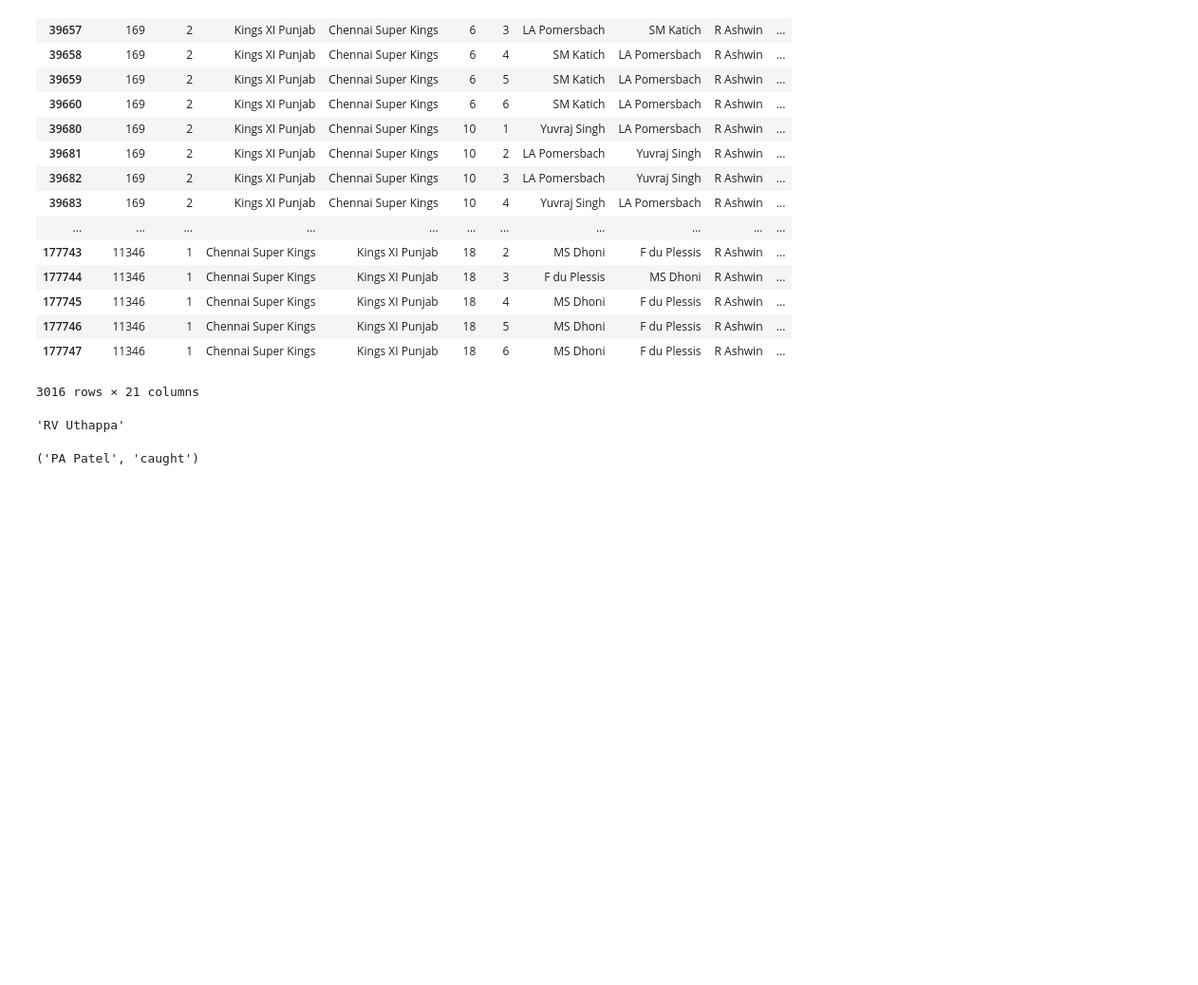
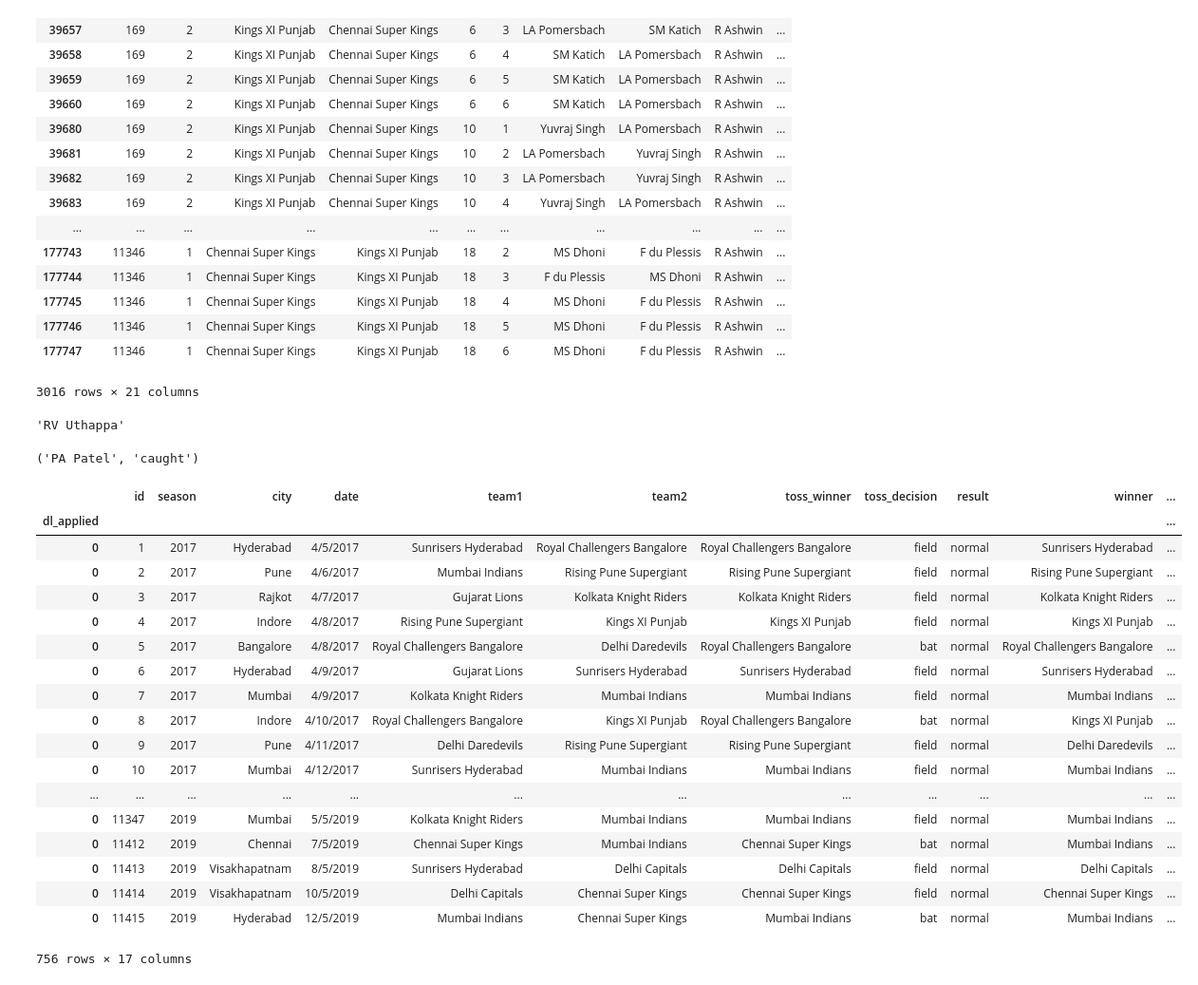
Before and after one commit to ramyasivakumar7/ML, a Jupyter notebook: Pandas-Home1.ipynb, the cells around one changed output. Shown: that part at 95% size. Drawn from its saved outputs; the diff is of its cells as text; code cells hidden in the pictures; blank space fills up the shorter version.

```diff
--- a/Pandas-Home1.ipynb
+++ b/Pandas-Home1.ipynb
@@ -46,0 +50,23 @@ Player_df
+# %%
+df=pd.read_csv('C:\\Users\\320300\\Desktop\\matches.csv',index_col=['dl_applied'])
+df
+# %% [output]
+|  | id | season | city | date | team1 | team2 | toss_winner | toss_decision | result | winner | ... |
+| dl_applied |  |  |  |  |  |  |  |  |  |  | ... |
+| 0 | 1 | 2017 | Hyderabad | 4/5/2017 | Sunrisers Hyderabad | Royal Challengers Bangalore | Royal Challengers Bangalore | field | normal | Sunrisers Hyderabad | ... |
+| 0 | 2 | 2017 | Pune | 4/6/2017 | Mumbai Indians | Rising Pune Supergiant | Rising Pune Supergiant | field | normal | Rising Pune Supergiant | ... |
+| 0 | 3 | 2017 | Rajkot | 4/7/2017 | Gujarat Lions | Kolkata Knight Riders | Kolkata Knight Riders | field | normal | Kolkata Knight Riders | ... |
+| 0 | 4 | 2017 | Indore | 4/8/2017 | Rising Pune Supergiant | Kings XI Punjab | Kings XI Punjab | field | normal | Kings XI Punjab | ... |
+| 0 | 5 | 2017 | Bangalore | 4/8/2017 | Royal Challengers Bangalore | Delhi Daredevils | Royal Challengers Bangalore | bat | normal | Royal Challengers Bangalore | ... |
+| 0 | 6 | 2017 | Hyderabad | 4/9/2017 | Gujarat Lions | Sunrisers Hyderabad | Sunrisers Hyderabad | field | normal | Sunrisers Hyderabad | ... |
+| 0 | 7 | 2017 | Mumbai | 4/9/2017 | Kolkata Knight Riders | Mumbai Indians | Mumbai Indians | field | normal | Mumbai Indians | ... |
+| 0 | 8 | 2017 | Indore | 4/10/2017 | Royal Challengers Bangalore | Kings XI Punjab | Royal Challengers Bangalore | bat | normal | Kings XI Punjab | ... |
+| 0 | 9 | 2017 | Pune | 4/11/2017 | Delhi Daredevils | Rising Pune Supergiant | Rising Pune Supergiant | field | normal | Delhi Daredevils | ... |
+| 0 | 10 | 2017 | Mumbai | 4/12/2017 | Sunrisers Hyderabad | Mumbai Indians | Mumbai Indians | field | normal | Mumbai Indians | ... |
+| ... | ... | ... | ... | ... | ... | ... | ... | ... | ... | ... | ... |
+| 0 | 11347 | 2019 | Mumbai | 5/5/2019 | Kolkata Knight Riders | Mumbai Indians | Mumbai Indians | field | normal | Mumbai Indians | ... |
+| 0 | 11412 | 2019 | Chennai | 7/5/2019 | Chennai Super Kings | Mumbai Indians | Chennai Super Kings | bat | normal | Mumbai Indians | ... |
+| 0 | 11413 | 2019 | Visakhapatnam | 8/5/2019 | Sunrisers Hyderabad | Delhi Capitals | Delhi Capitals | field | normal | Delhi Capitals | ... |
+| 0 | 11414 | 2019 | Visakhapatnam | 10/5/2019 | Delhi Capitals | Chennai Super Kings | Chennai Super Kings | field | normal | Chennai Super Kings | ... |
+| 0 | 11415 | 2019 | Hyderabad | 12/5/2019 | Mumbai Indians | Chennai Super Kings | Mumbai Indians | bat | normal | Mumbai Indians | ... |
+756 rows × 17 columns
```
Also changed, not shown: parts of 3 cells of this notebook.
